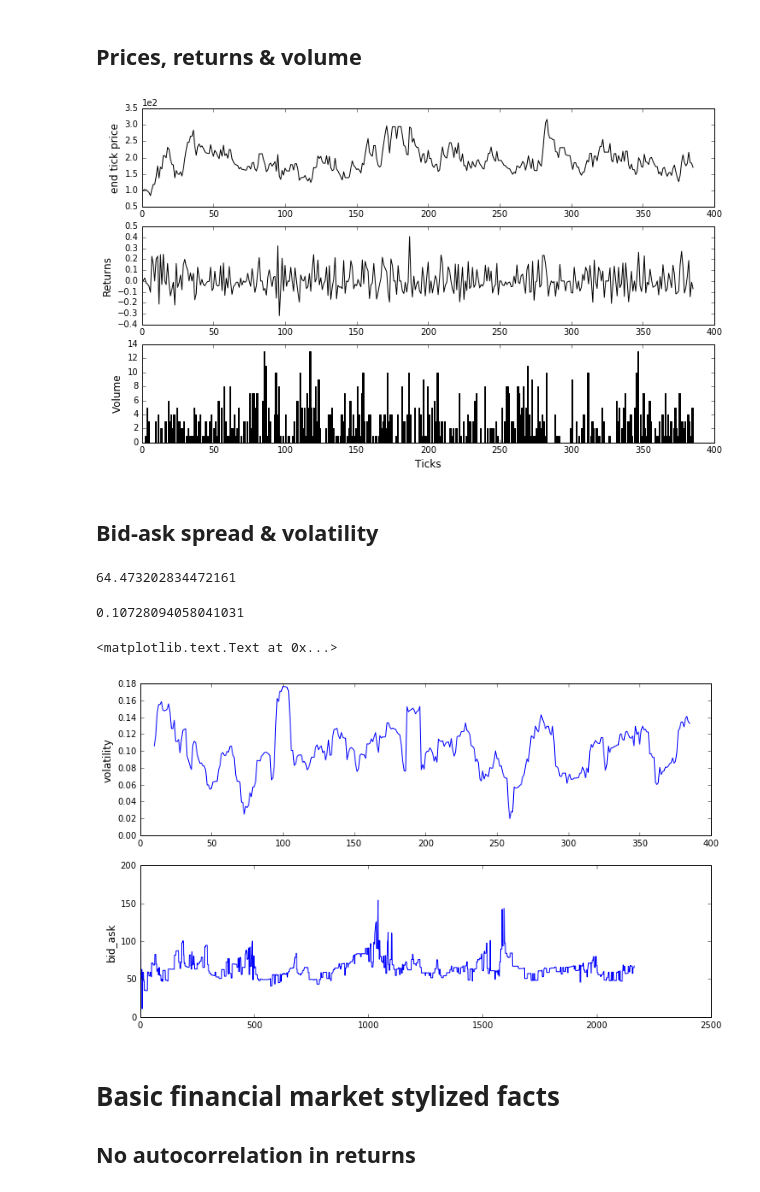
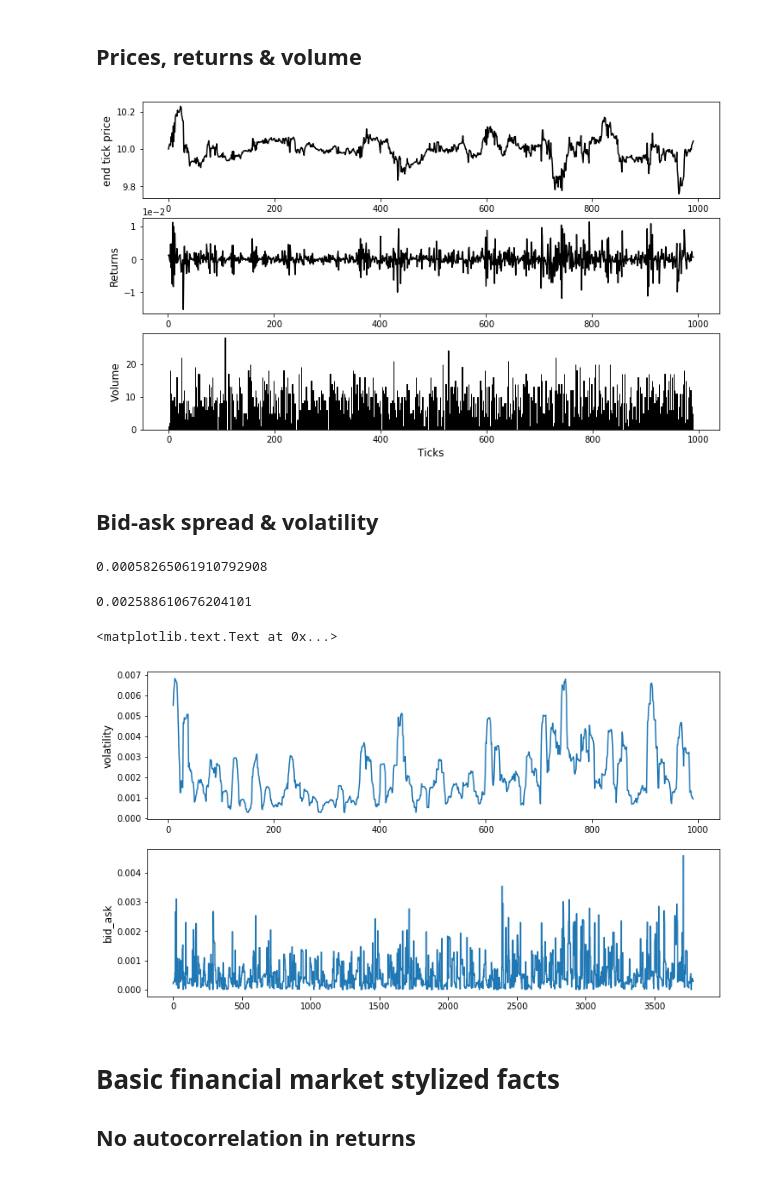
Before and after one commit to joerischasfoort/hfm-abm, a Jupyter notebook: replication.ipynb, the cells around one changed output. Cells and saved outputs as stored; diff of their text form; code cells hidden in the pictures.

Commit message:
hfm strat to mean reversion

```diff
--- a/replication.ipynb
+++ b/replication.ipynb
@@ -8,44 +8,37 @@ from hft_model import *
 # %% [markdown]
 # Enforcing the speed limit replication notebook
 # %%
-NRUNS = 1
+NRUNS = 10
 # %%
 parameters = {
     # global parameters
-    "n_lft": 20,
-    "n_hft": 20,
-    "ticks": 390, # 390 ticks per day
-    "fundamental_value": 100,
-    "lft_sample_size": 0.1,
-    "hft_sample_size": 0.1,
+    "n_lft": 100,
+    "n_hft": 1,
+    "ticks": 1000, # 390 ticks per day
+    "ticks_per_minute": 2,
+    "fundamental_value": 10,
+    "lft_sample_size": 0.05,
+    "hft_sample_size": 1.0,
     "std_noise": 0.01,
-    "std_LFT_price": 0.01,
     "std_LFT_vol": 4,
-    "std_HFT_vol": 4,
-    "return_on_investment": 0.5,
-    "investment_frequency": 5000,
     "max_order_expiration_ticks": 30,
     # lft parameters
-    "w_fundamentalists": 3.5, #1
-    "w_chartists": 1.6, # 10
-    "w_random": 2.0,
-    "spread_max": 0.004087,  # from Riordann & Storkenmaier 2012
+    "w_fundamentalists": 1.0, #1
+    "w_chartists": 1.4, # 10
+    "w_random": 4.0,
+    "spread_max": 0.004087, # from Riordann & Storkenmaier 2012
     # hft parameters
     "inventory_target": 1,
     "minimum_price_increment": 0.001,
-    "investment_fraction": 0.00,
     "hfm_risk_aversion": 25,
     "hfm_fixed_vol": 1,
     # initial values
-    "wealth": 300,
     "horizon_min": 1,
-    "horizon_max": 4,
-    "av_return_interval_max": 4,
-    "init_price": 1,
-    "agent_order_price_variability": (1, 1),
+    "horizon_max": 8,
+    "hfm_horizon_min": 1,
+    "hfm_horizon_max": 3,
     "total_hft_money": 2000,
     "hft_speed": 1,
-    "hft_init_investment": 0
 }
 # %% [markdown]
 # Initialisation
@@ -105,16 +98,16 @@ for ax in [ax1, ax2, ax3]:
 
 #fig.savefig('hfm_dynamics.png')
 # %% [output]
-[figure, old version]
+[figure, new version]
 # %% [markdown]
 ## Bid-ask spread & volatility
 # %%
-bid_ask = bid_ask = [(ask - bid / np.mean(ask - bid)) / 2 for bid, ask in zip(orderbook.highest_bid_price_history, orderbook.lowest_ask_price_history)]
+bid_ask = bid_ask = [((ask - bid) / np.mean([ask, bid])) / 2 for bid, ask in zip(orderbook.highest_bid_price_history, orderbook.lowest_ask_price_history)]
 bid_ask = list(filter(lambda x: x >0, bid_ask))
 # quoted bid_ask_spread = (Ask - Bid / Mid)
 np.mean(bid_ask)
 # %% [output]
-64.473202834472161
+0.00058265061910792908
 # %%
 # is this the correct way
 window = 10
@@ -122,19 +115,19 @@ roller_returns = returns.rolling(window)
 returns_volatility = roller_returns.std(ddof=0)
 returns.std()
 # %% [output]
-0.10728094058041031
+0.002588610676204101
 # %%
 fig, (ax1, ax2) = plt.subplots(2, 1, figsize=(12,7))
 
 ax1.plot(range(len(returns_volatility)), returns_volatility)
 ax1.set_ylabel('volatility', fontsize='12')
 
 ax2.plot(range(len(bid_ask)), bid_ask)
-ax2.set_ylim(0, 200)
+#ax2.set_ylim(0, 200)
 ax2.set_ylabel('bid_ask', fontsize='12')
 # %% [output]
 <matplotlib.text.Text at 0x...>
-[figure, old version]
+[figure, new version]
 # %% [markdown]
 # Basic financial market stylized facts
 ## No autocorrelation in returns
```
Also changed, not shown: parts of 14 cells of this notebook, 7 other files.
